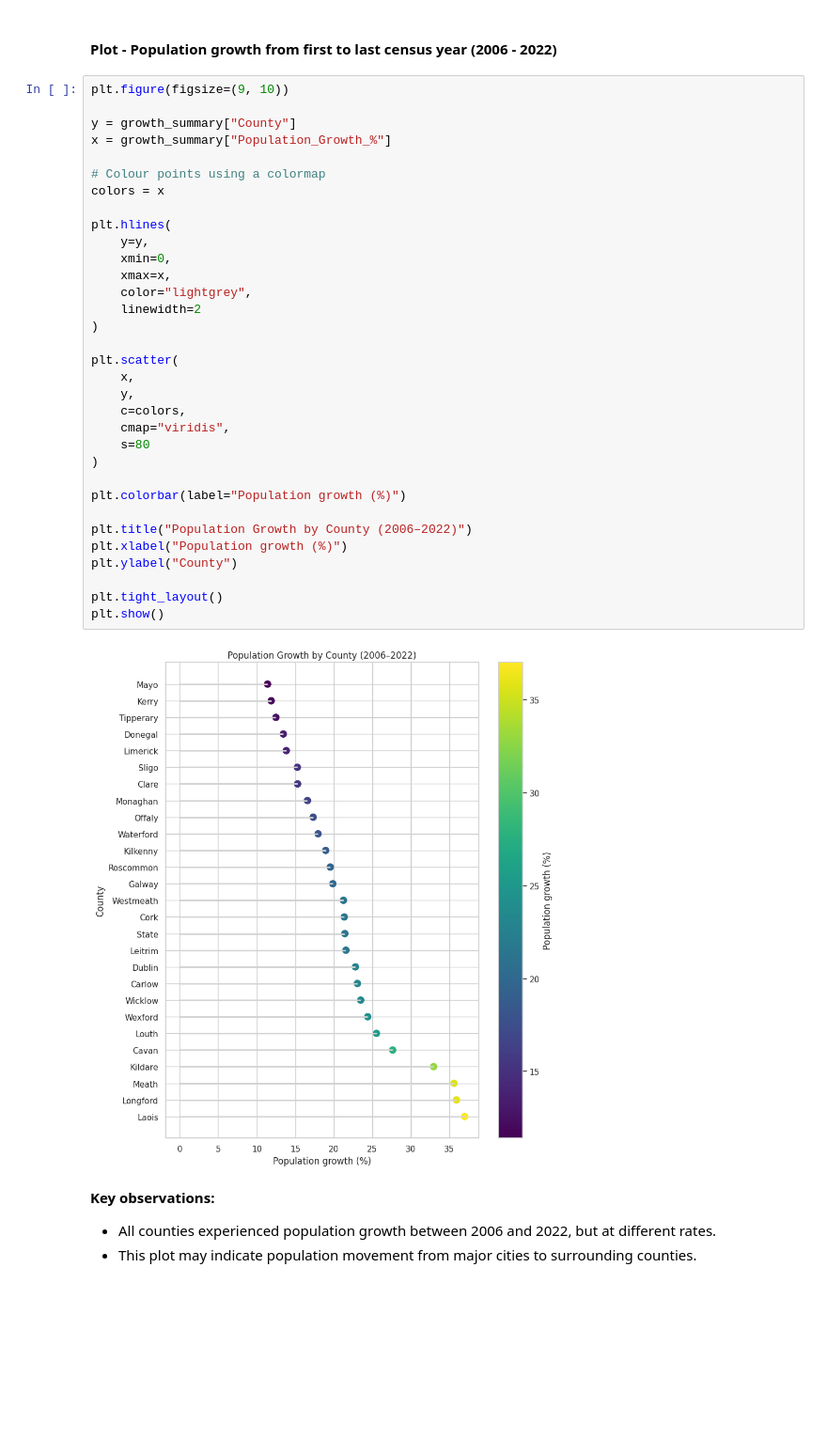
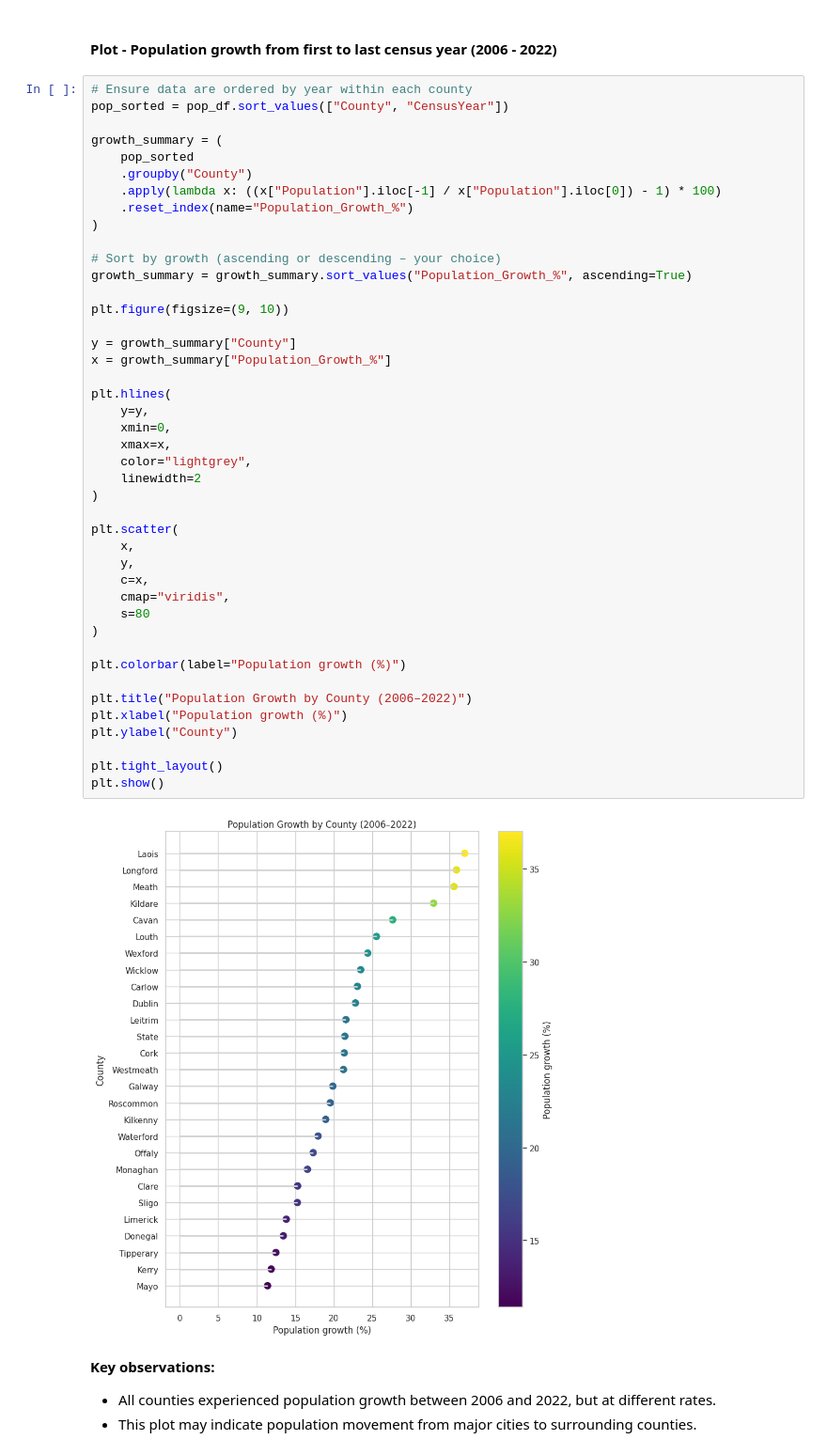
Before and after one commit to elainecazetta/programming-for-data-analytics, a Jupyter notebook: project/census_analysis.ipynb, the cells around one changed output. Shown at 94% size. Drawn from its saved outputs; the diff is of its cells as text; blank space fills up the shorter version.

Commit message:
improve plots

```diff
--- a/project/census_analysis.ipynb
+++ b/project/census_analysis.ipynb
@@ -252,40 +254,50 @@ Passing `palette` without assigning `hue` is deprecated and will be removed in v
 # %% [markdown]
 #### Plot - Population growth from first to last census year (2006 - 2022)
 # %%
+# Ensure data are ordered by year within each county
+pop_sorted = pop_df.sort_values(["County", "CensusYear"])
+
+growth_summary = (
+    pop_sorted
+    .groupby("County")
+    .apply(lambda x: ((x["Population"].iloc[-1] / x["Population"].iloc[0]) - 1) * 100)
+    .reset_index(name="Population_Growth_%")
+)
+
+# Sort by growth (ascending or descending – your choice)
+growth_summary = growth_summary.sort_values("Population_Growth_%", ascending=True)
+
 plt.figure(figsize=(9, 10))
 
 y = growth_summary["County"]
 x = growth_summary["Population_Growth_%"]
-
-# Colour points using a colormap
-colors = x
 
 plt.hlines(
     y=y,
     xmin=0,
     xmax=x,
     color="lightgrey",
     linewidth=2
 )
 
 plt.scatter(
     x,
     y,
-    c=colors,
+    c=x,
     cmap="viridis",
     s=80
 )
 
 plt.colorbar(label="Population growth (%)")
 
 plt.title("Population Growth by County (2006–2022)")
 plt.xlabel("Population growth (%)")
 plt.ylabel("County")
 
 plt.tight_layout()
 plt.show()
 # %% [output]
-[figure, old version]
+[figure, new version]
 # %% [markdown]
 **Key observations:**
 - All counties experienced population growth between 2006 and 2022, but at different rates.
```
Also changed, not shown: parts of 8 cells of this notebook.
